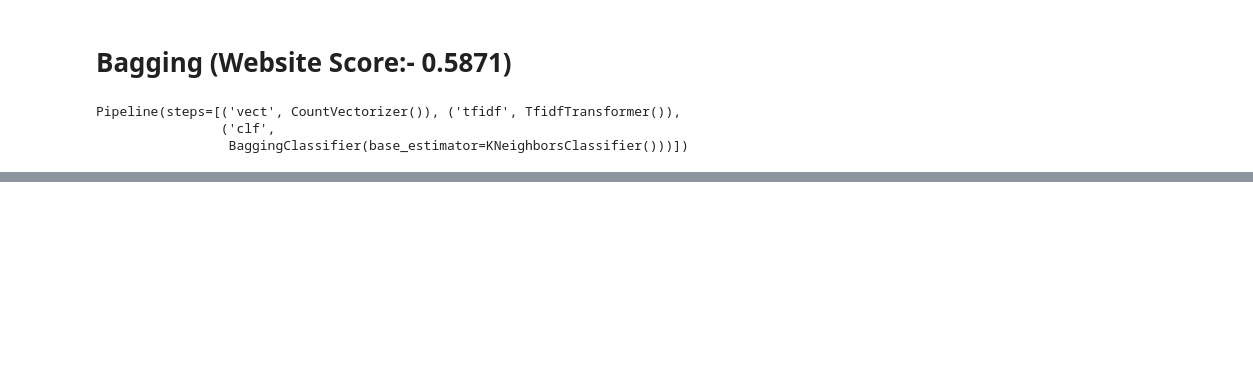
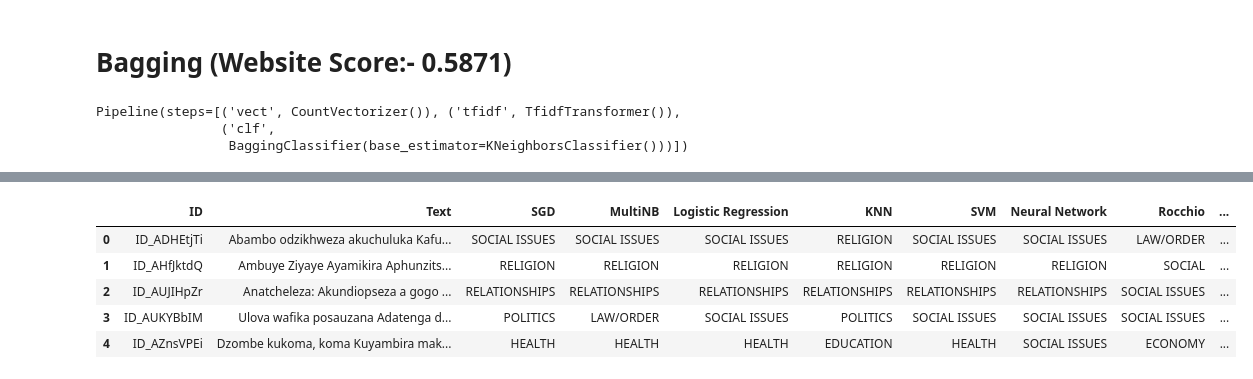
Before and after one commit to nicholaszotalis/505Project, a Jupyter notebook: Rocchio_Boosting_Bagging_Classification.ipynb, the cells around one changed output, grey strips where cells are left out. Saved outputs shown, nothing was run; the diff lists cells and outputs as text; code cells hidden in the pictures; blank space fills up the shorter version.

```diff
--- a/Rocchio_Boosting_Bagging_Classification.ipynb
+++ b/Rocchio_Boosting_Bagging_Classification.ipynb
@@ -339,0 +412,12 @@ submission_df.to_csv("/content/drive/MyDrive/CS 505 Project/Bagging_Predicted_Su
+# %%
+combiner = pd.read_csv("combiner.csv")
+combiner['Bagging'] = submission_df['Label']
+combiner.to_csv('combiner.csv', index = False)
+combiner.head()
+# %% [output]
+|  | ID | Text | SGD | MultiNB | Logistic Regression | KNN | SVM | Neural Network | Rocchio | ... |
+| 0 | ID_ADHEtjTi | Abambo odzikhweza akuchuluka Kafu... | SOCIAL ISSUES | SOCIAL ISSUES | SOCIAL ISSUES | RELIGION | SOCIAL ISSUES | SOCIAL ISSUES | LAW/ORDER | ... |
+| 1 | ID_AHfJktdQ | Ambuye Ziyaye Ayamikira Aphunzits... | RELIGION | RELIGION | RELIGION | RELIGION | RELIGION | RELIGION | SOCIAL | ... |
+| 2 | ID_AUJIHpZr | Anatcheleza: Akundiopseza a gogo ... | RELATIONSHIPS | RELATIONSHIPS | RELATIONSHIPS | RELATIONSHIPS | RELATIONSHIPS | RELATIONSHIPS | SOCIAL ISSUES | ... |
+| 3 | ID_AUKYBbIM | Ulova wafika posauzana Adatenga d... | POLITICS | LAW/ORDER | SOCIAL ISSUES | POLITICS | SOCIAL ISSUES | SOCIAL ISSUES | SOCIAL ISSUES | ... |
+| 4 | ID_AZnsVPEi | Dzombe kukoma, koma Kuyambira mak... | HEALTH | HEALTH | HEALTH | EDUCATION | HEALTH | SOCIAL ISSUES | ECONOMY | ... |
```
Also changed, not shown: parts of 14 cells of this notebook, 6 other files.
